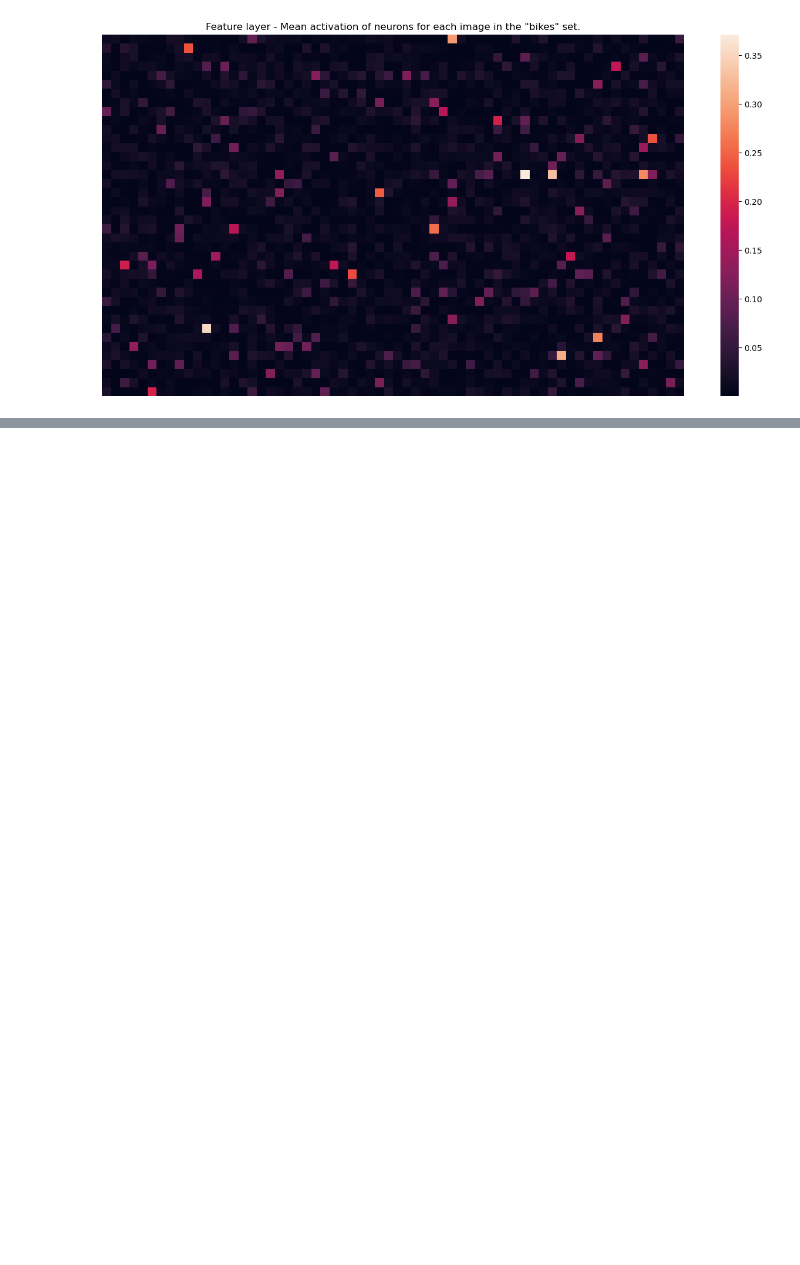
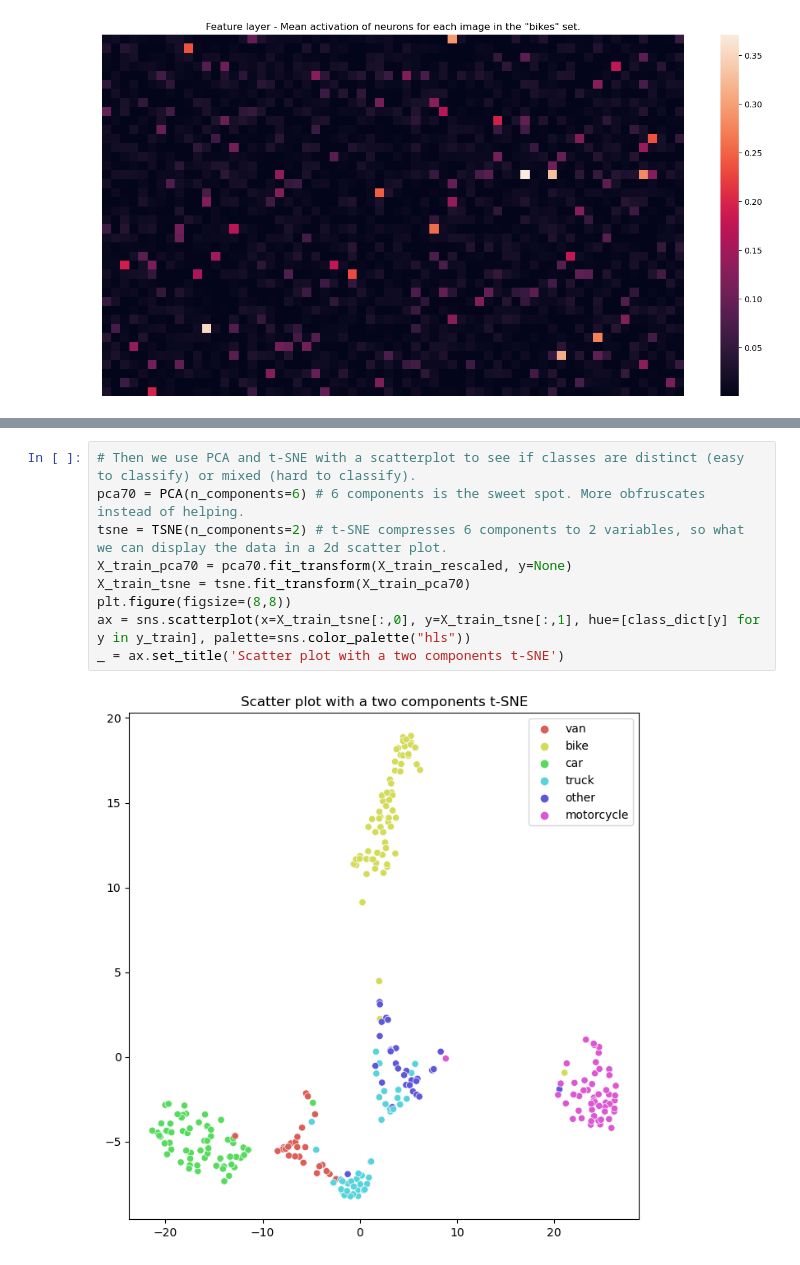
Before and after one commit to FlorianFasmeyer/transfer-learning, a Jupyter notebook: transfer-learning.ipynb, the cells around one changed output, grey strips where cells are left out. Drawn from its saved outputs; the diff is of its cells as text; blank space fills up the shorter version.

```diff
--- a/transfer-learning.ipynb
+++ b/transfer-learning.ipynb
@@ -191,0 +288,11 @@ show_feature_map(X_train_feat[y_train == BIKE], 'bikes')
+# %%
+# Then we use PCA and t-SNE with a scatterplot to see if classes are distinct (easy to classify) or mixed (hard to classify).
+pca70 = PCA(n_components=6) # 6 components is the sweet spot. More obfruscates instead of helping.
+tsne = TSNE(n_components=2) # t-SNE compresses 6 components to 2 variables, so what we can display the data in a 2d scatter plot.
+X_train_pca70 = pca70.fit_transform(X_train_rescaled, y=None)
+X_train_tsne = tsne.fit_transform(X_train_pca70)
+plt.figure(figsize=(8,8))
+ax = sns.scatterplot(x=X_train_tsne[:,0], y=X_train_tsne[:,1], hue=[class_dict[y] for y in y_train], palette=sns.color_palette("hls"))
+_ = ax.set_title('Scatter plot with a two components t-SNE')
+# %% [output]
+[figure, added]
```
Also changed, not shown: parts of 10 cells of this notebook.
